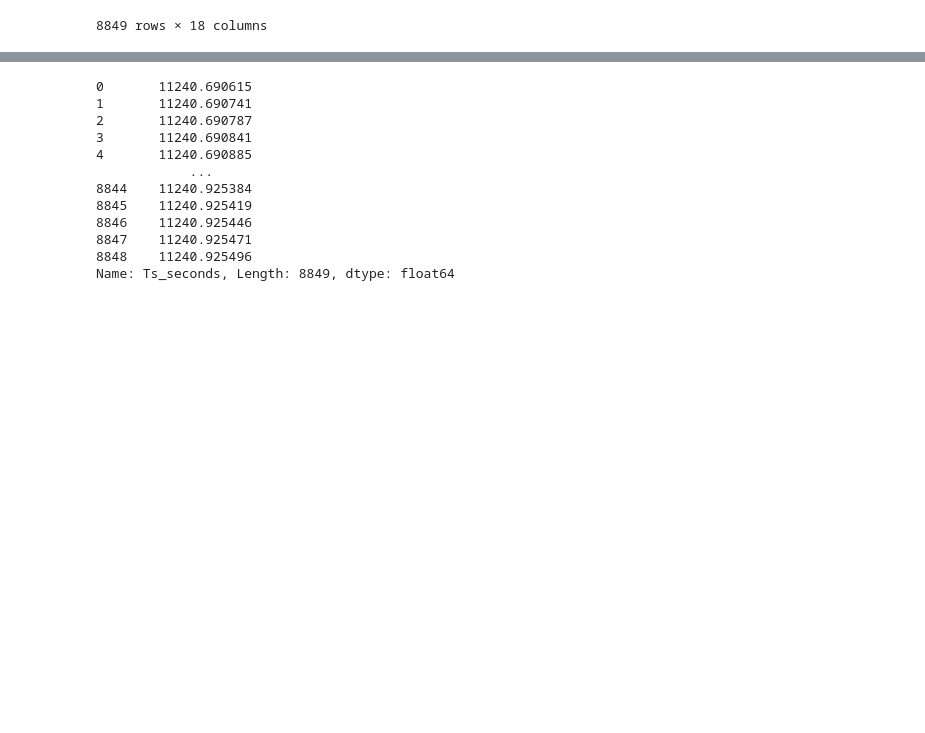
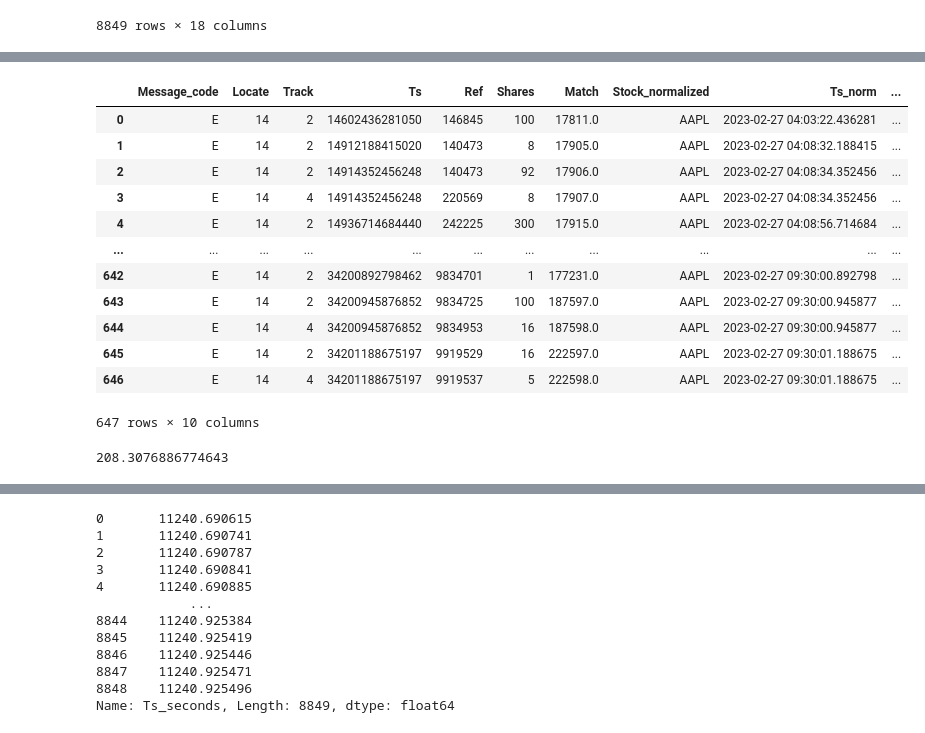
Before and after one commit to evanhurleyodwyer/NASDAQ_ITCH, a Jupyter notebook: NASDAQ_ITCH.ipynb, the cells around one changed output, grey strips where cells are left out. Saved outputs shown, nothing was run; the diff lists cells and outputs as text; code cells hidden in the pictures; blank space fills up the shorter version.

```diff
--- a/NASDAQ_ITCH.ipynb
+++ b/NASDAQ_ITCH.ipynb
@@ -119,0 +157,7 @@ TypeError: unsupported type for timedelta seconds component: Series
+# %%
+aapl_replaces = df[(df[0]=='U') & (df[1] == 14)]
+aapl_replaces = aapl_replaces.iloc[:,0:8].reset_index(drop=True)
+aapl_replaces.columns = ["Mess","stock","track","ts","match1","match2","shares","price"]
+aapl_replaces["price"] = aapl_replaces["price"].astype(float)/1e4
+aapl_replaces["match1"] = aapl_replaces["match1"].astype(int)
+aapl_replaces["match2"] = aapl_replaces["match2"].astype(int)
@@ -119,0 +180,4 @@ TypeError: unsupported type for timedelta seconds component: Series
+# %%
+price_dic = dict(zip(aapl_adds["Order"],aapl_adds["Price"]))
+price_dic.update(zip(aapl_mpid_adds["match"],aapl_mpid_adds["price"]))
+price_dic.update(zip(aapl_replaces["match2"],aapl_replaces["price"]))
@@ -119,0 +204,23 @@ TypeError: unsupported type for timedelta seconds component: Series
+# %%
+aapl_df["Price"] = aapl_df["Ref"].apply(lambda x: price_dic[int(x)])
+# %%
+aapl_df
+# %% [output]
+|  | Message_code | Locate | Track | Ts | Ref | Shares | Match | Stock_normalized | Ts_norm | ... |
+| 0 | E | 14 | 2 | 14602436281050 | 146845 | 100 | 17811.0 | AAPL | 2023-02-27 04:03:22.436281 | ... |
+| 1 | E | 14 | 2 | 14912188415020 | 140473 | 8 | 17905.0 | AAPL | 2023-02-27 04:08:32.188415 | ... |
+| 2 | E | 14 | 2 | 14914352456248 | 140473 | 92 | 17906.0 | AAPL | 2023-02-27 04:08:34.352456 | ... |
+| 3 | E | 14 | 4 | 14914352456248 | 220569 | 8 | 17907.0 | AAPL | 2023-02-27 04:08:34.352456 | ... |
+| 4 | E | 14 | 2 | 14936714684440 | 242225 | 300 | 17915.0 | AAPL | 2023-02-27 04:08:56.714684 | ... |
+| ... | ... | ... | ... | ... | ... | ... | ... | ... | ... | ... |
+| 642 | E | 14 | 2 | 34200892798462 | 9834701 | 1 | 177231.0 | AAPL | 2023-02-27 09:30:00.892798 | ... |
+| 643 | E | 14 | 2 | 34200945876852 | 9834725 | 100 | 187597.0 | AAPL | 2023-02-27 09:30:00.945877 | ... |
+| 644 | E | 14 | 4 | 34200945876852 | 9834953 | 16 | 187598.0 | AAPL | 2023-02-27 09:30:00.945877 | ... |
+| 645 | E | 14 | 2 | 34201188675197 | 9919529 | 16 | 222597.0 | AAPL | 2023-02-27 09:30:01.188675 | ... |
+| 646 | E | 14 | 4 | 34201188675197 | 9919537 | 5 | 222598.0 | AAPL | 2023-02-27 09:30:01.188675 | ... |
+647 rows × 10 columns
+# %%
+#VWAP Calc:
+sum(aapl_df["Shares"].astype(int) * aapl_df["Price"])/aapl_df["Shares"].astype(int).sum()
+# %% [output]
+208.3076886774643
```
Also changed, not shown: parts of 44 cells of this notebook.
